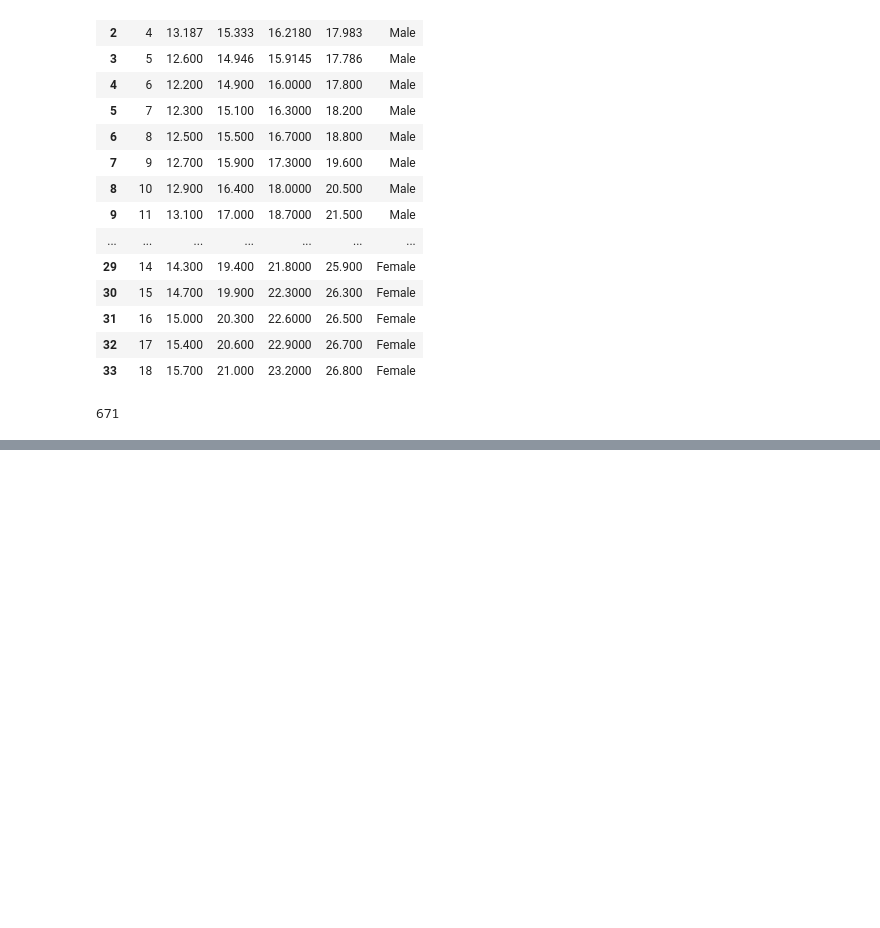
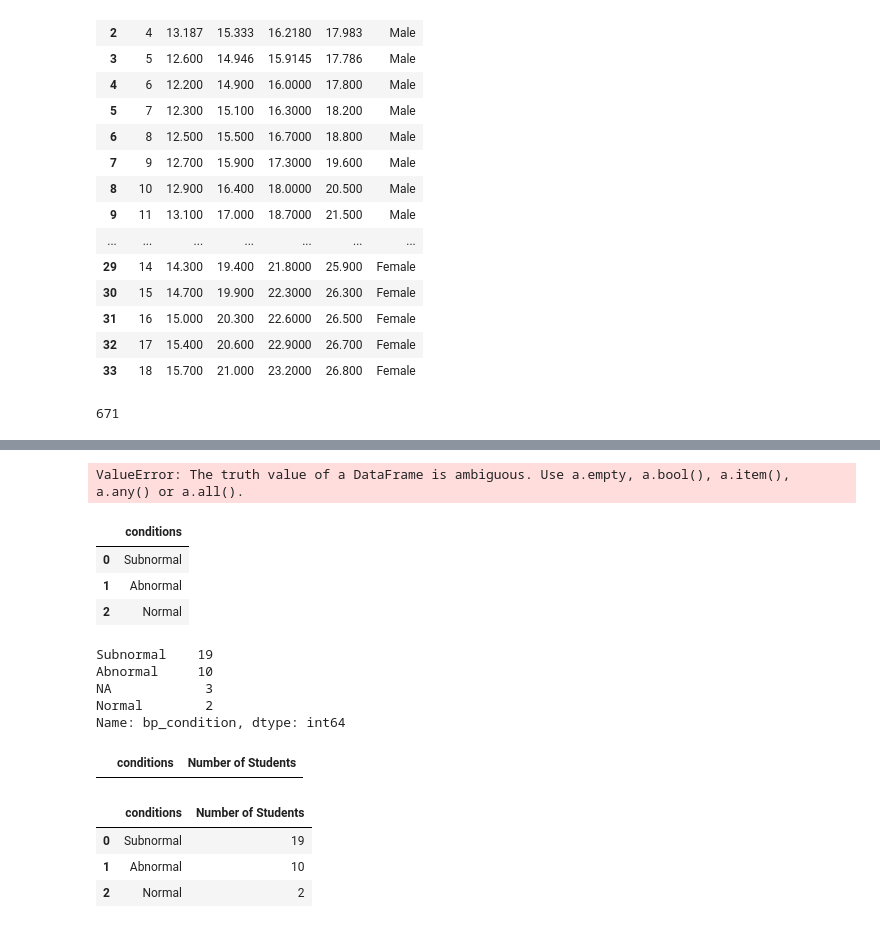
Before and after one commit to prajwal-creator/HealthyKid, a Jupyter notebook: analysisP.ipynb, the cells around one changed output, grey strips where cells are left out. Drawn from its saved outputs; the diff is of its cells as text; code cells hidden in the pictures; blank space fills up the shorter version.

```diff
--- a/analysisP.ipynb
+++ b/analysisP.ipynb
@@ -447,0 +409,38 @@ len(data[data["bmi_condition"]=="Borderline"])
+# %%
+count = count.set_index("conditions")
+if(count=='NA'):
+    count = count.drop('NA')
+    count=count.reset_index()
+# %% [output]
+ValueError: The truth value of a DataFrame is ambiguous. Use a.empty, a.bool(), a.item(), a.any() or a.all().
+# %%
+count[['conditions']]
+# %% [output]
+|  | conditions |
+| 0 | Subnormal |
+| 1 | Abnormal |
+| 2 | Normal |
+# %%
+sbpm=data[(data[' School ID']=='S0000001') & (data['Class']=='5')]
+# %%
+school_count = sbpm['bp_condition'].value_counts()
+school_count
+# %% [output]
+Subnormal    19
+Abnormal     10
+NA            3
+Normal        2
+Name: bp_condition, dtype: int64
+# %%
+count = pd.DataFrame({'conditions':school_count.index, 'Number of Students':school_count.values})
+# %%
+count[count['conditions']=='NA']
+# %% [output]
+|  | conditions | Number of Students |
+# %%
+count
+# %% [output]
+|  | conditions | Number of Students |
+| 0 | Subnormal | 19 |
+| 1 | Abnormal | 10 |
+| 2 | Normal | 2 |
```
Also changed, not shown: parts of 45 cells of this notebook, 1 other file.
